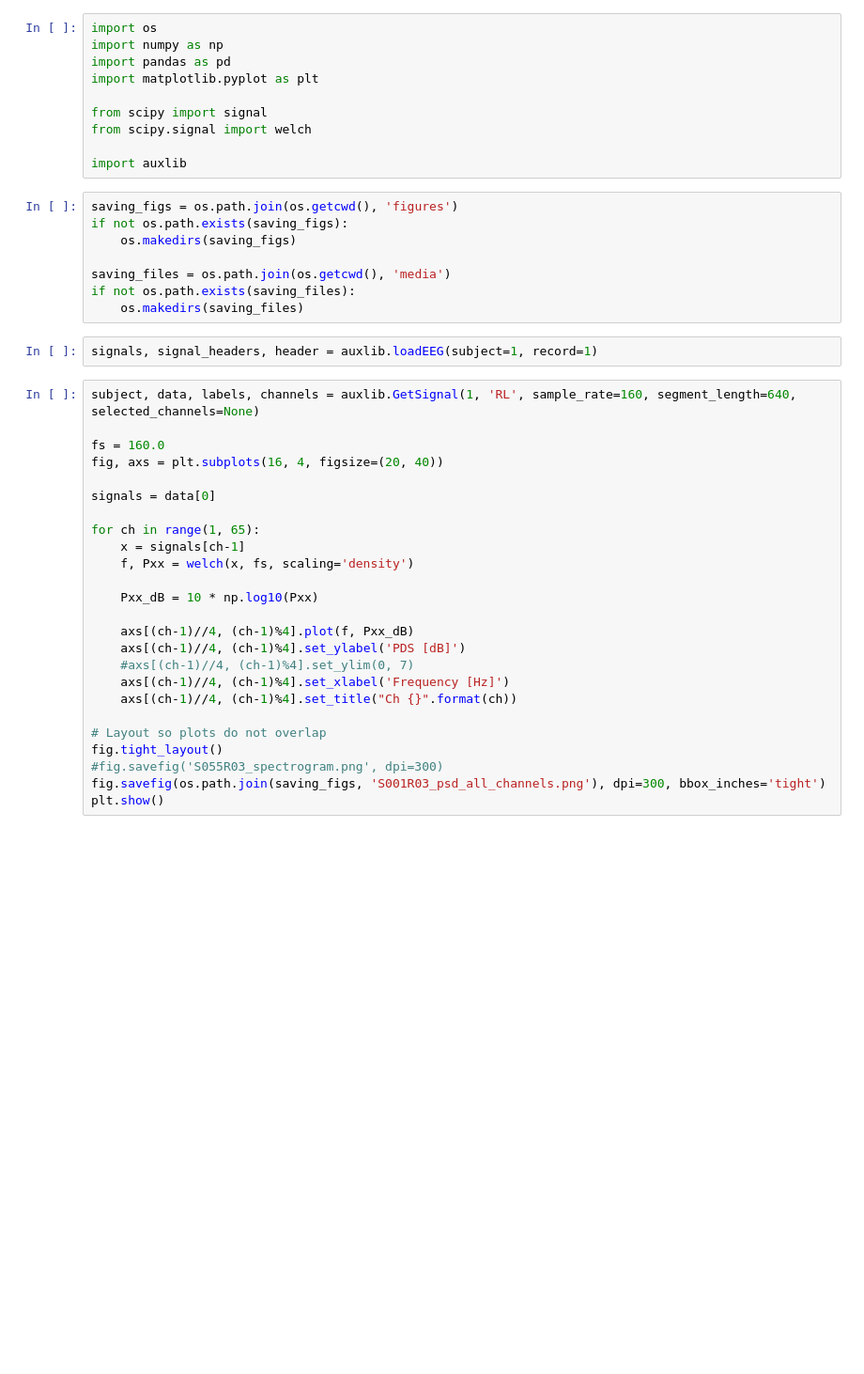
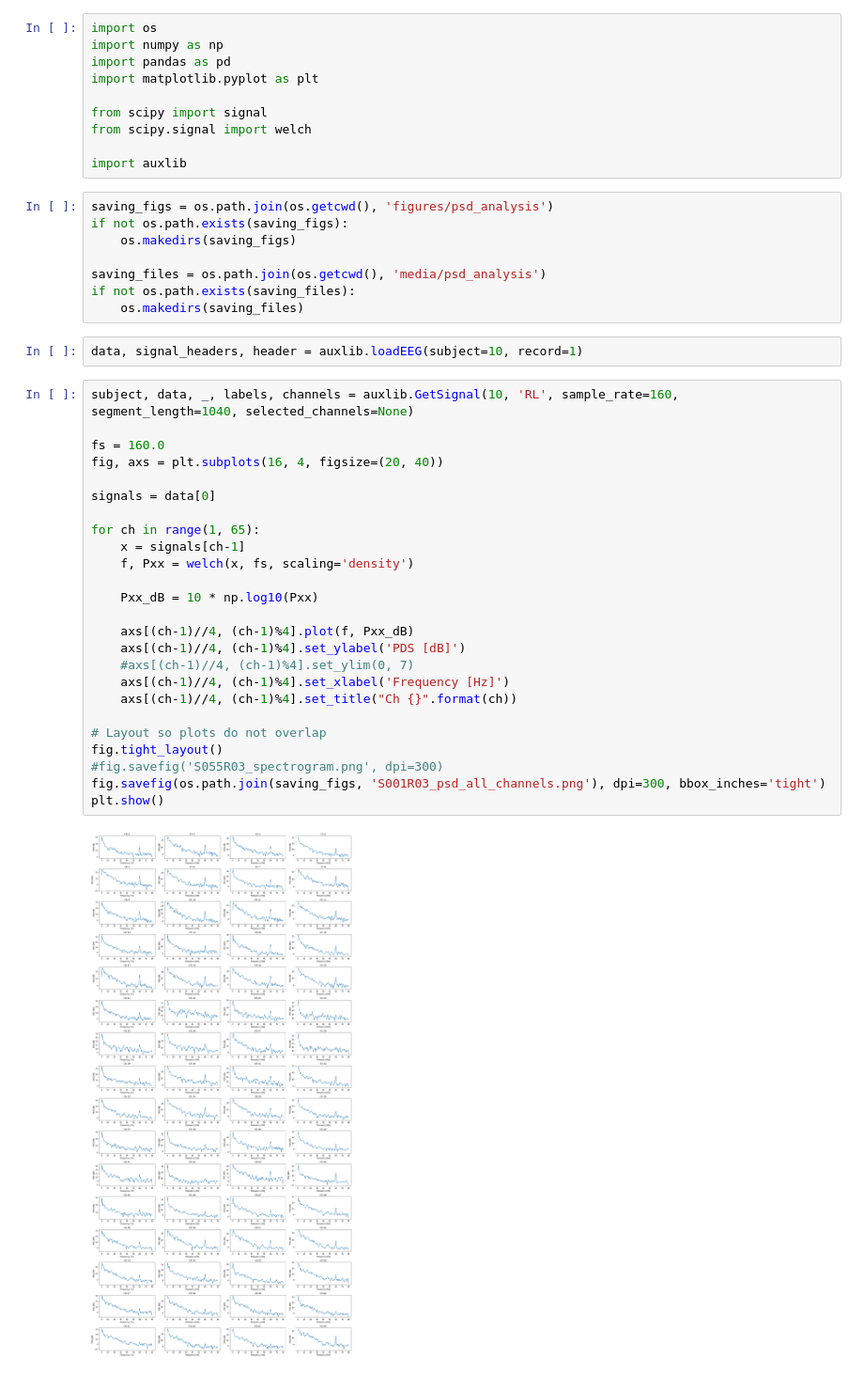
Before and after one commit to agmedinaz/eeg_analysis, a Jupyter notebook: psd_analysis.ipynb, the cells around one changed output. Shown at 94% size. Drawn from its saved outputs; the diff is of its cells as text; blank space fills up the shorter version.

```diff
--- a/psd_analysis.ipynb
+++ b/psd_analysis.ipynb
@@ -9,37 +9,39 @@ from scipy.signal import welch
 
 import auxlib
 # %%
-saving_figs = os.path.join(os.getcwd(), 'figures')
+saving_figs = os.path.join(os.getcwd(), 'figures/psd_analysis')
 if not os.path.exists(saving_figs):
 	os.makedirs(saving_figs)
 
-saving_files = os.path.join(os.getcwd(), 'media')
+saving_files = os.path.join(os.getcwd(), 'media/psd_analysis')
 if not os.path.exists(saving_files):
 	os.makedirs(saving_files)
 # %%
-signals, signal_headers, header = auxlib.loadEEG(subject=1, record=1)
+data, signal_headers, header = auxlib.loadEEG(subject=10, record=1)
 # %%
-subject, data, labels, channels = auxlib.GetSignal(1, 'RL', sample_rate=160, segment_length=640, selected_channels=None)
+subject, data, _, labels, channels = auxlib.GetSignal(10, 'RL', sample_rate=160, segment_length=1040, selected_channels=None)
 
 fs = 160.0
 fig, axs = plt.subplots(16, 4, figsize=(20, 40))
 
 signals = data[0]
 
 for ch in range(1, 65):
 	x = signals[ch-1]
 	f, Pxx = welch(x, fs, scaling='density')
 
 	Pxx_dB = 10 * np.log10(Pxx)
 
 	axs[(ch-1)//4, (ch-1)%4].plot(f, Pxx_dB)
 	axs[(ch-1)//4, (ch-1)%4].set_ylabel('PDS [dB]')
 	#axs[(ch-1)//4, (ch-1)%4].set_ylim(0, 7)
 	axs[(ch-1)//4, (ch-1)%4].set_xlabel('Frequency [Hz]')
 	axs[(ch-1)//4, (ch-1)%4].set_title("Ch {}".format(ch))
 
 # Layout so plots do not overlap
 fig.tight_layout()
 #fig.savefig('S055R03_spectrogram.png', dpi=300)
 fig.savefig(os.path.join(saving_figs, 'S001R03_psd_all_channels.png'), dpi=300, bbox_inches='tight')
 plt.show()
+# %% [output]
+[figure, added]
```
Also changed, not shown: parts of 25 cells of this notebook, 28 other files.
